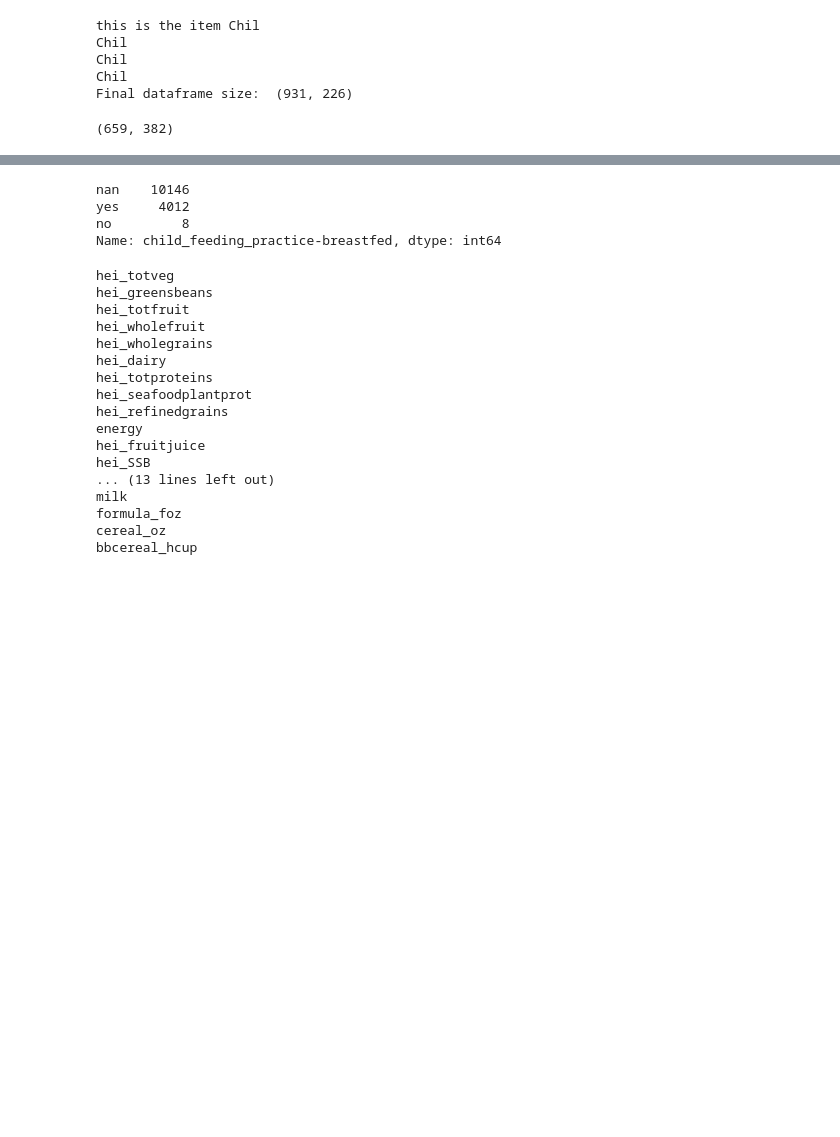
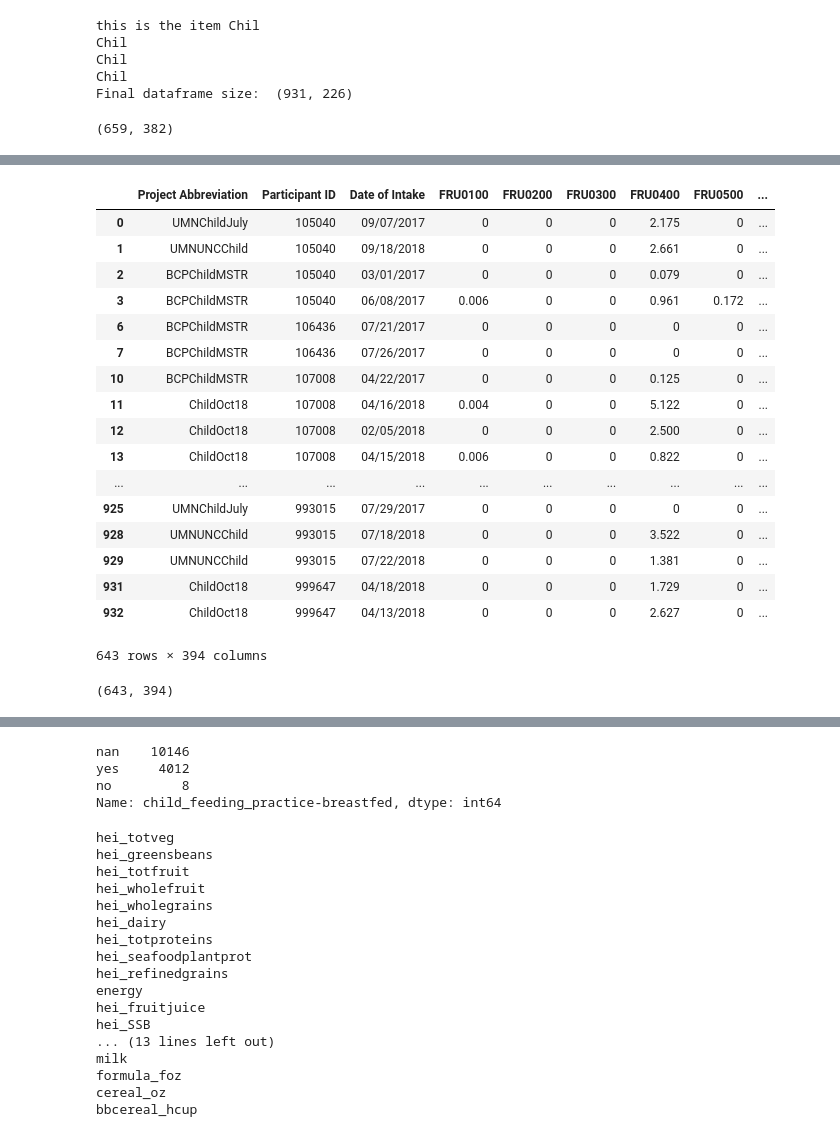
Before and after one commit to niblunc/BCP, a Jupyter notebook: HEI/HEI/BCP_DQI.ipynb, the cells around one changed output, grey strips where cells are left out. Saved outputs shown, nothing was run; the diff lists cells and outputs as text; code cells hidden in the pictures; blank space fills up the shorter version.

```diff
--- a/HEI/HEI/BCP_DQI.ipynb
+++ b/HEI/HEI/BCP_DQI.ipynb
@@ -281,0 +416,27 @@ df.shape
+# %%
+mer.drop_duplicates(subset=['Participant ID', 'Date of Intake'], inplace=True)
+# %%
+mer
+# %% [output]
+|  | Project Abbreviation | Participant ID | Date of Intake | FRU0100 | FRU0200 | FRU0300 | FRU0400 | FRU0500 | ... |
+| 0 | UMNChildJuly | 105040 | 09/07/2017 | 0 | 0 | 0 | 2.175 | 0 | ... |
+| 1 | UMNUNCChild | 105040 | 09/18/2018 | 0 | 0 | 0 | 2.661 | 0 | ... |
+| 2 | BCPChildMSTR | 105040 | 03/01/2017 | 0 | 0 | 0 | 0.079 | 0 | ... |
+| 3 | BCPChildMSTR | 105040 | 06/08/2017 | 0.006 | 0 | 0 | 0.961 | 0.172 | ... |
+| 6 | BCPChildMSTR | 106436 | 07/21/2017 | 0 | 0 | 0 | 0 | 0 | ... |
+| 7 | BCPChildMSTR | 106436 | 07/26/2017 | 0 | 0 | 0 | 0 | 0 | ... |
+| 10 | BCPChildMSTR | 107008 | 04/22/2017 | 0 | 0 | 0 | 0.125 | 0 | ... |
+| 11 | ChildOct18 | 107008 | 04/16/2018 | 0.004 | 0 | 0 | 5.122 | 0 | ... |
+| 12 | ChildOct18 | 107008 | 02/05/2018 | 0 | 0 | 0 | 2.500 | 0 | ... |
+| 13 | ChildOct18 | 107008 | 04/15/2018 | 0.006 | 0 | 0 | 0.822 | 0 | ... |
+| ... | ... | ... | ... | ... | ... | ... | ... | ... | ... |
+| 925 | UMNChildJuly | 993015 | 07/29/2017 | 0 | 0 | 0 | 0 | 0 | ... |
+| 928 | UMNUNCChild | 993015 | 07/18/2018 | 0 | 0 | 0 | 3.522 | 0 | ... |
+| 929 | UMNUNCChild | 993015 | 07/22/2018 | 0 | 0 | 0 | 1.381 | 0 | ... |
+| 931 | ChildOct18 | 999647 | 04/18/2018 | 0 | 0 | 0 | 1.729 | 0 | ... |
+| 932 | ChildOct18 | 999647 | 04/13/2018 | 0 | 0 | 0 | 2.627 | 0 | ... |
+643 rows × 394 columns
+# %%
+mer.shape
+# %% [output]
+(643, 394)
```
Also changed, not shown: parts of 19 cells of this notebook.
